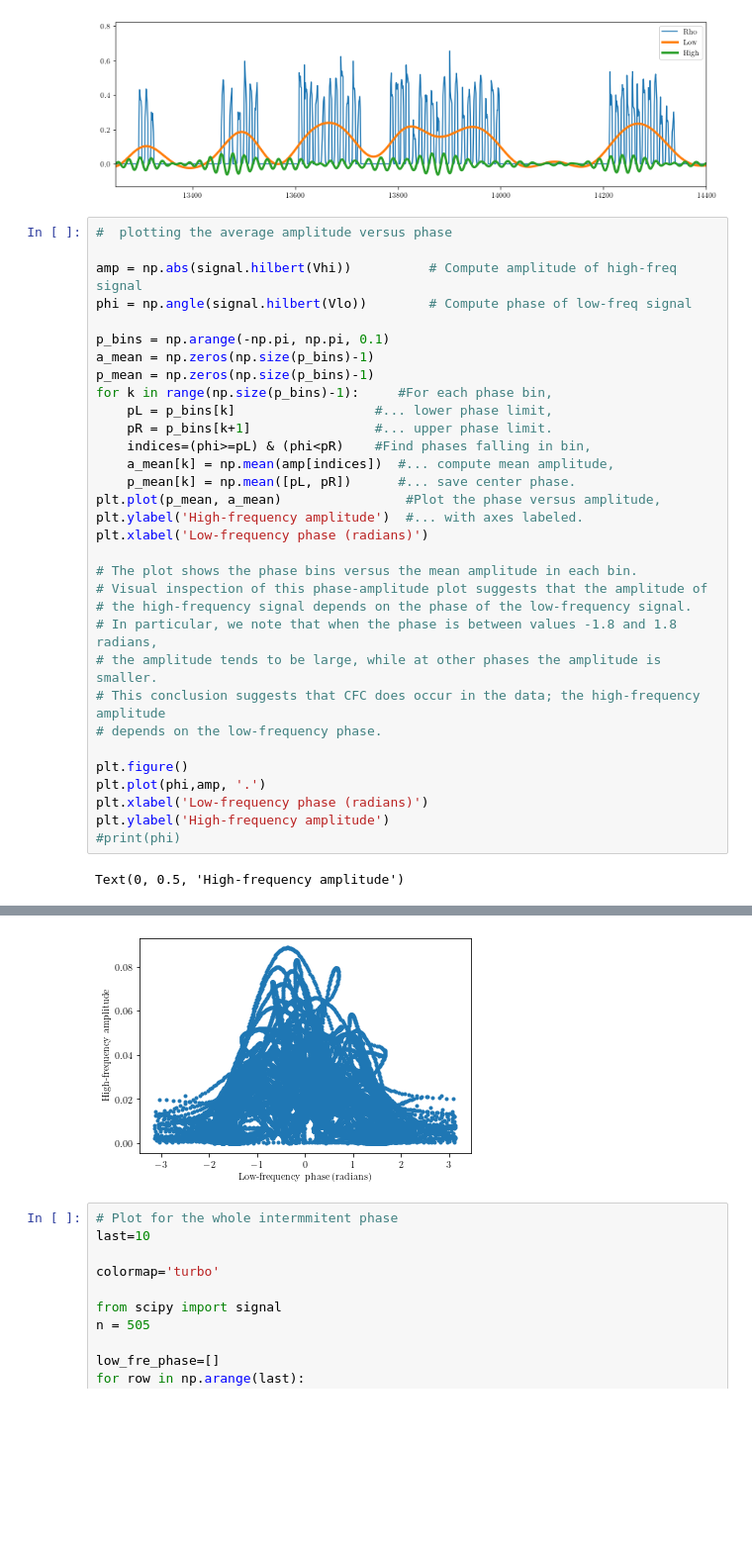
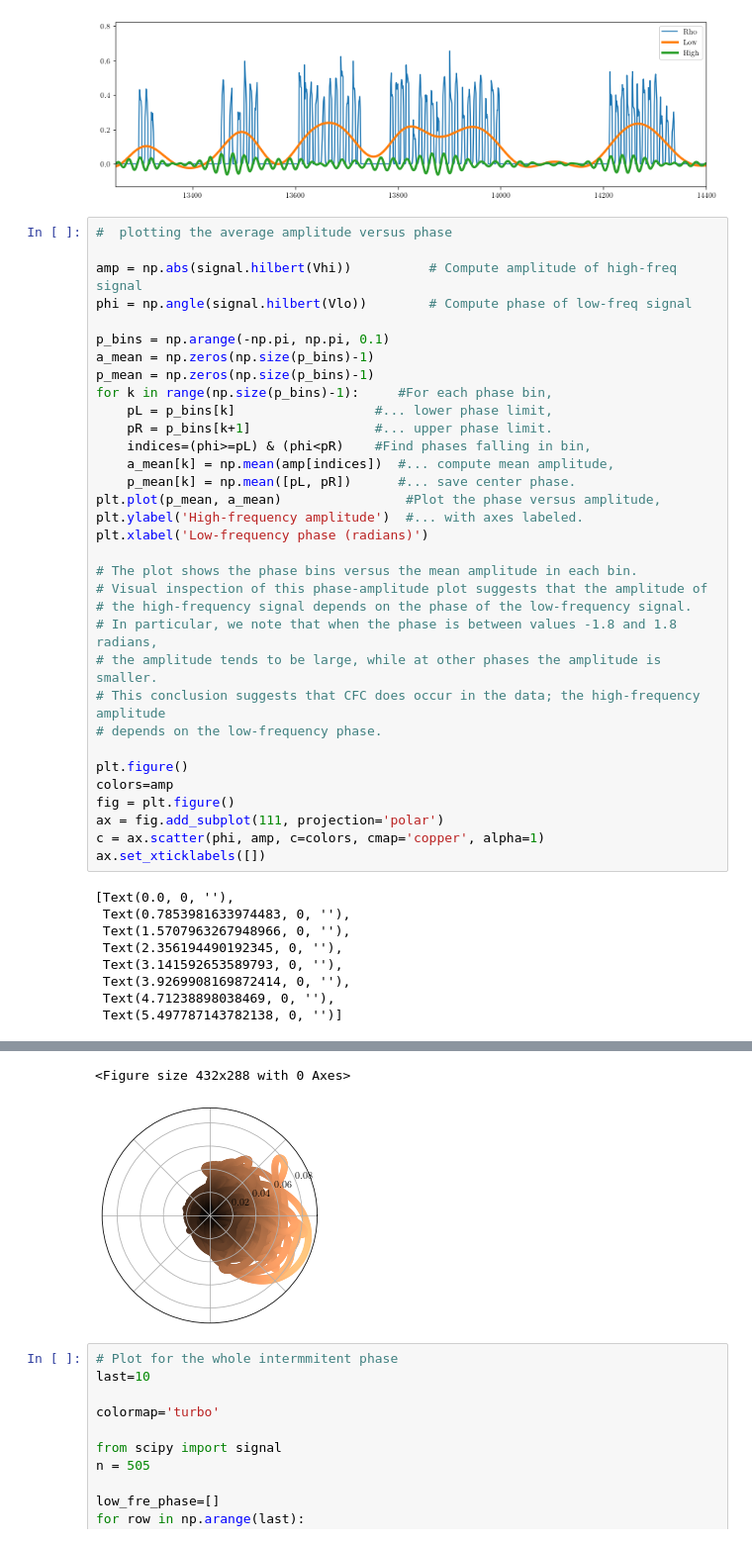
Before and after one commit to MozhganKhanjanianpak/Brain-Oscillations, a Jupyter notebook: ReproducingFig6/PlotResults.ipynb, the cells around one changed output, grey strips where cells are left out. Shown at 99% size. Saved outputs shown, nothing was run; the diff lists cells and outputs as text; blank space fills up the shorter version.

```diff
--- a/ReproducingFig6/PlotResults.ipynb
+++ b/ReproducingFig6/PlotResults.ipynb
@@ -104,39 +104,48 @@ plt.xlim(13250,14400)
 # %%
 #  plotting the average amplitude versus phase
 
 amp = np.abs(signal.hilbert(Vhi))          # Compute amplitude of high-freq signal
 phi = np.angle(signal.hilbert(Vlo))        # Compute phase of low-freq signal
 
 p_bins = np.arange(-np.pi, np.pi, 0.1)
 a_mean = np.zeros(np.size(p_bins)-1)
 p_mean = np.zeros(np.size(p_bins)-1)
 for k in range(np.size(p_bins)-1):     #For each phase bin,
     pL = p_bins[k]                  #... lower phase limit,
     pR = p_bins[k+1]                #... upper phase limit.
     indices=(phi>=pL) & (phi<pR)    #Find phases falling in bin,
     a_mean[k] = np.mean(amp[indices])  #... compute mean amplitude,
     p_mean[k] = np.mean([pL, pR])      #... save center phase.
 plt.plot(p_mean, a_mean)                #Plot the phase versus amplitude,
 plt.ylabel('High-frequency amplitude')  #... with axes labeled.
 plt.xlabel('Low-frequency phase (radians)')
 
 # The plot shows the phase bins versus the mean amplitude in each bin.
 # Visual inspection of this phase-amplitude plot suggests that the amplitude of
 # the high-frequency signal depends on the phase of the low-frequency signal.
 # In particular, we note that when the phase is between values -1.8 and 1.8 radians,
 # the amplitude tends to be large, while at other phases the amplitude is smaller.
 # This conclusion suggests that CFC does occur in the data; the high-frequency amplitude
 # depends on the low-frequency phase.
 
 plt.figure()
-plt.plot(phi,amp, '.')
-plt.xlabel('Low-frequency phase (radians)')
-plt.ylabel('High-frequency amplitude')
-#print(phi)
+colors=amp
+fig = plt.figure()
+ax = fig.add_subplot(111, projection='polar')
+c = ax.scatter(phi, amp, c=colors, cmap='copper', alpha=1)
+ax.set_xticklabels([])
 # %% [output]
-Text(0, 0.5, 'High-frequency amplitude')
+[Text(0.0, 0, ''),
+ Text(0.7853981633974483, 0, ''),
+ Text(1.5707963267948966, 0, ''),
+ Text(2.356194490192345, 0, ''),
+ Text(3.141592653589793, 0, ''),
+ Text(3.9269908169872414, 0, ''),
+ Text(4.71238898038469, 0, ''),
+ Text(5.497787143782138, 0, '')]
 [figure]
+<Figure size 432x288 with 0 Axes>
-[figure, old version]
+[figure, new version]
 # %%
 # Plot for the whole intermmitent phase
 last=10
```
